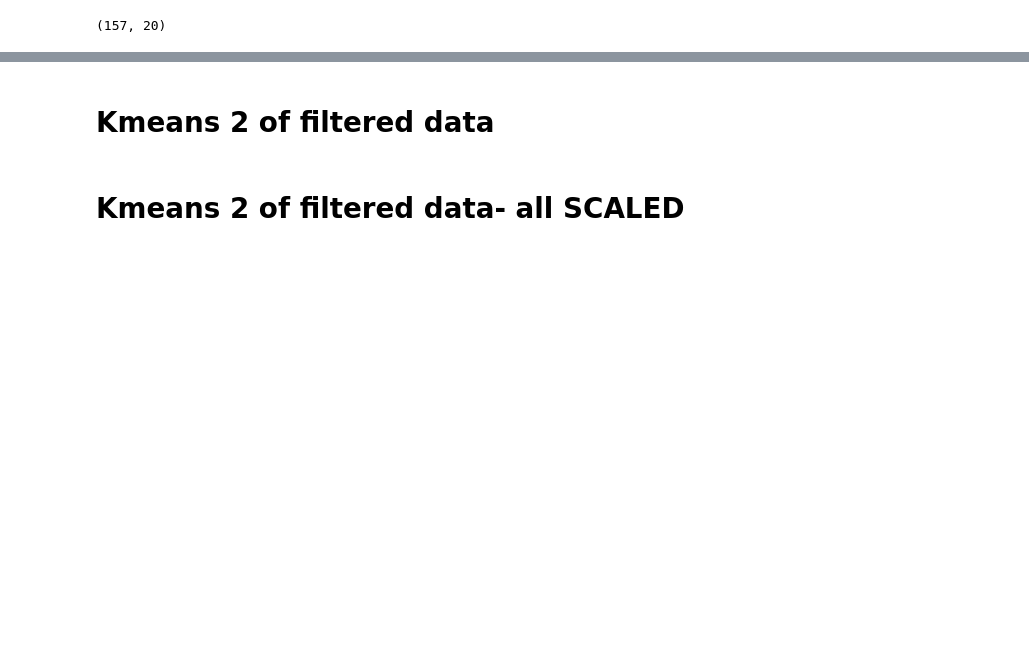
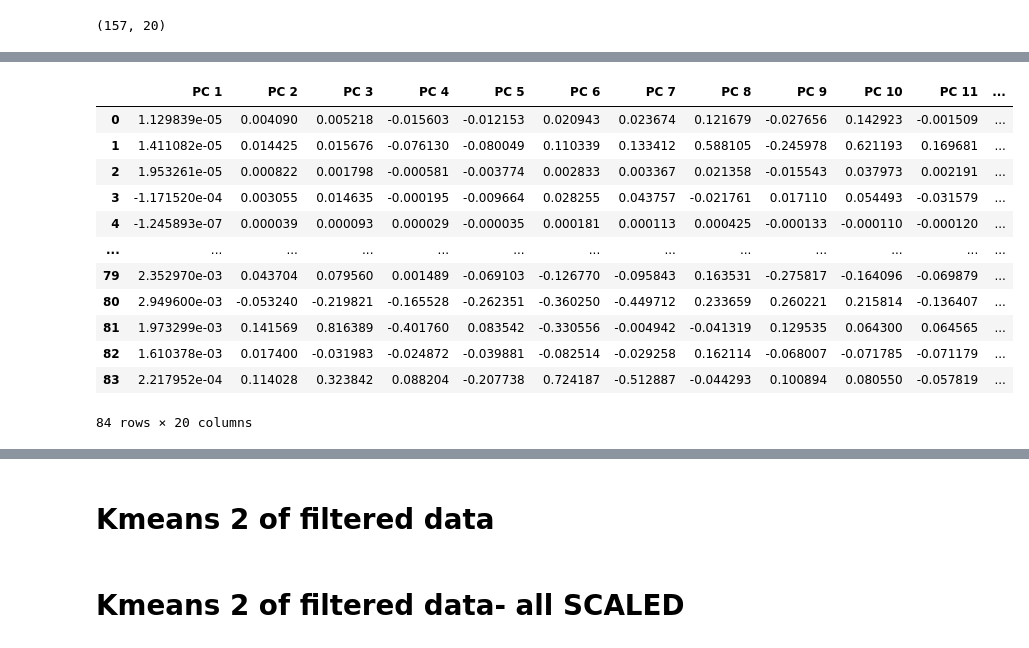
Before and after one commit to adomakor412/MSNT_Thesis_ML_CE, a Jupyter notebook: dfexp_prediction.ipynb, the cells around one changed output, grey strips where cells are left out. Drawn from its saved outputs; the diff is of its cells as text; code cells hidden in the pictures; blank space fills up the shorter version.

```diff
--- a/dfexp_prediction.ipynb
+++ b/dfexp_prediction.ipynb
@@ -687,0 +692,25 @@ plt.savefig(f"ACI_limit_{n_component}_PCA_centroid_Comparison_2Kmeans.png")
+# %%
+x = dfexp[dfexp.columns[:-1]]
+
+n_component = 20
+random_state = 42
+pca = PCA(n_components = n_component, random_state = random_state)
+principalComponents = pca.fit_transform(x)
+loading =np.transpose(pca.components_)
+chart = pd.DataFrame(loading,columns =['PC 1','PC 2','PC 3','PC 4','PC 5','PC 6','PC 7','PC 8', 'PC 9','PC 10',
+                                       'PC 11','PC 12','PC 13','PC 14','PC 15','PC 16','PC 17','PC 18','PC 19','PC 20'])
+chart
+# %% [output]
+|  | PC 1 | PC 2 | PC 3 | PC 4 | PC 5 | PC 6 | PC 7 | PC 8 | PC 9 | PC 10 | PC 11 | ... |
+| 0 | 1.129839e-05 | 0.004090 | 0.005218 | -0.015603 | -0.012153 | 0.020943 | 0.023674 | 0.121679 | -0.027656 | 0.142923 | -0.001509 | ... |
+| 1 | 1.411082e-05 | 0.014425 | 0.015676 | -0.076130 | -0.080049 | 0.110339 | 0.133412 | 0.588105 | -0.245978 | 0.621193 | 0.169681 | ... |
+| 2 | 1.953261e-05 | 0.000822 | 0.001798 | -0.000581 | -0.003774 | 0.002833 | 0.003367 | 0.021358 | -0.015543 | 0.037973 | 0.002191 | ... |
+| 3 | -1.171520e-04 | 0.003055 | 0.014635 | -0.000195 | -0.009664 | 0.028255 | 0.043757 | -0.021761 | 0.017110 | 0.054493 | -0.031579 | ... |
+| 4 | -1.245893e-07 | 0.000039 | 0.000093 | 0.000029 | -0.000035 | 0.000181 | 0.000113 | 0.000425 | -0.000133 | -0.000110 | -0.000120 | ... |
+| ... | ... | ... | ... | ... | ... | ... | ... | ... | ... | ... | ... | ... |
+| 79 | 2.352970e-03 | 0.043704 | 0.079560 | 0.001489 | -0.069103 | -0.126770 | -0.095843 | 0.163531 | -0.275817 | -0.164096 | -0.069879 | ... |
+| 80 | 2.949600e-03 | -0.053240 | -0.219821 | -0.165528 | -0.262351 | -0.360250 | -0.449712 | 0.233659 | 0.260221 | 0.215814 | -0.136407 | ... |
+| 81 | 1.973299e-03 | 0.141569 | 0.816389 | -0.401760 | 0.083542 | -0.330556 | -0.004942 | -0.041319 | 0.129535 | 0.064300 | 0.064565 | ... |
+| 82 | 1.610378e-03 | 0.017400 | -0.031983 | -0.024872 | -0.039881 | -0.082514 | -0.029258 | 0.162114 | -0.068007 | -0.071785 | -0.071179 | ... |
+| 83 | 2.217952e-04 | 0.114028 | 0.323842 | 0.088204 | -0.207738 | 0.724187 | -0.512887 | -0.044293 | 0.100894 | 0.080550 | -0.057819 | ... |
+84 rows × 20 columns
```
Also changed, not shown: parts of 17 cells of this notebook.
